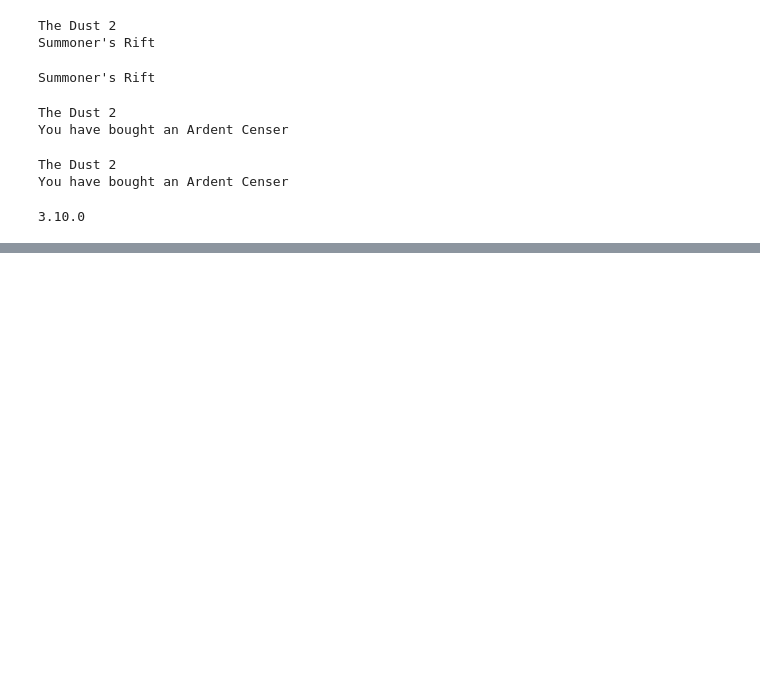
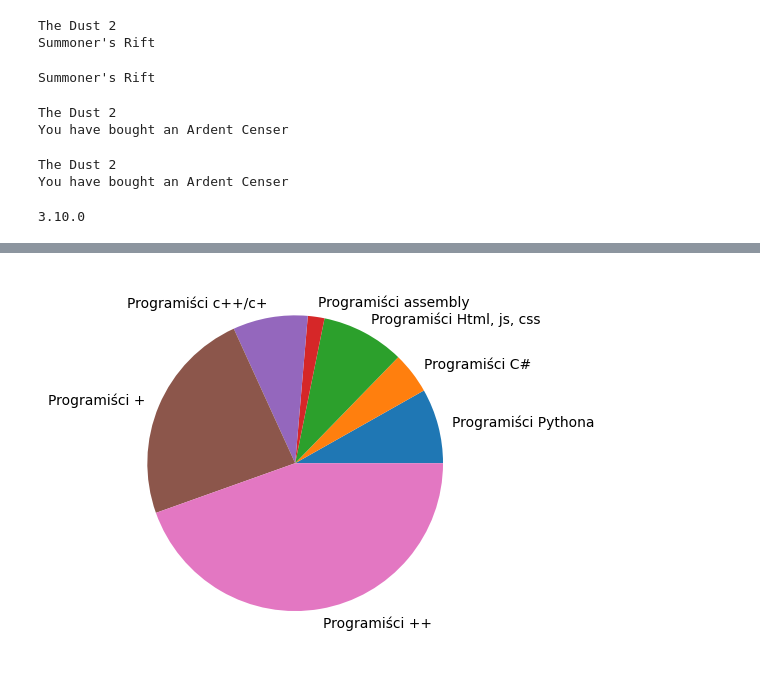
Before and after one commit to Glitch0110/AI-GiganciProgramowania, a Jupyter notebook: L8.ipynb, the cells around one changed output, grey strips where cells are left out. Saved outputs shown, nothing was run; the diff lists cells and outputs as text; code cells hidden in the pictures; blank space fills up the shorter version.

```diff
--- a/L8.ipynb
+++ b/L8.ipynb
@@ -61,0 +87,7 @@ plt.show()
+# %%
+assets = ["Programiści Pythona", "Programiści C#", "Programiści Html, js, css", "Programiści assembly", "Programiści c++/c+", "Programiści +", "Programiści ++"]
+percentage = [9, 5, 10, 2, 9, 26, 49]
+plt.pie(percentage, labels=assets)
+plt.show()
+# %% [output]
+[figure, added]
```
Also changed, not shown: parts of 8 cells of this notebook.
